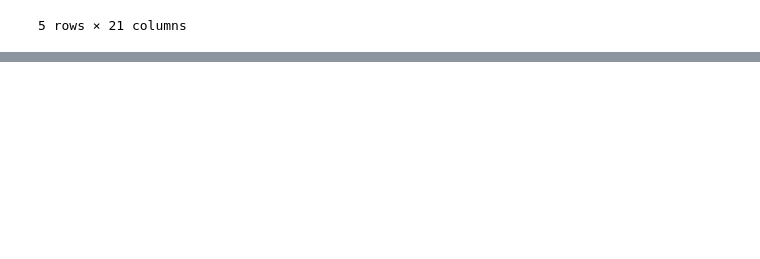
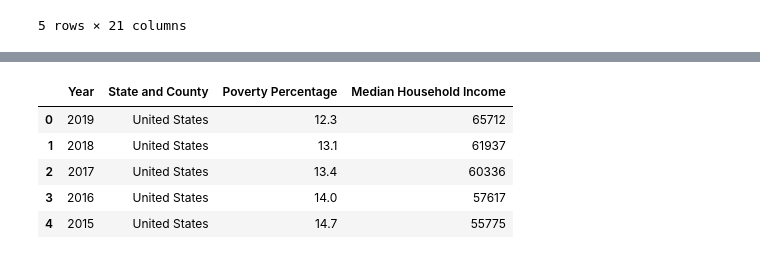
Before and after one commit to AntwonS116/Project-Ohio-College-Analysis, a Jupyter notebook: data.ipynb, the cells around one changed output, grey strips where cells are left out. Drawn from its saved outputs; the diff is of its cells as text; code cells hidden in the pictures; blank space fills up the shorter version.

```diff
--- a/data.ipynb
+++ b/data.ipynb
@@ -210,0 +288,12 @@ df.to_excel ("Resources/FinalDegreeData.xlsx" , index=False)
+# %%
+file2 = ("Resources\FinalEmployment&Income.csv")
+
+df2 = pd.read_csv(file2)
+df2.head()
+# %% [output]
+|  | Year | State and County | Poverty Percentage | Median Household Income |
+| 0 | 2019 | United States | 12.3 | 65712 |
+| 1 | 2018 | United States | 13.1 | 61937 |
+| 2 | 2017 | United States | 13.4 | 60336 |
+| 3 | 2016 | United States | 14.0 | 57617 |
+| 4 | 2015 | United States | 14.7 | 55775 |
```
Also changed, not shown: parts of 6 cells of this notebook, 4 other files.
